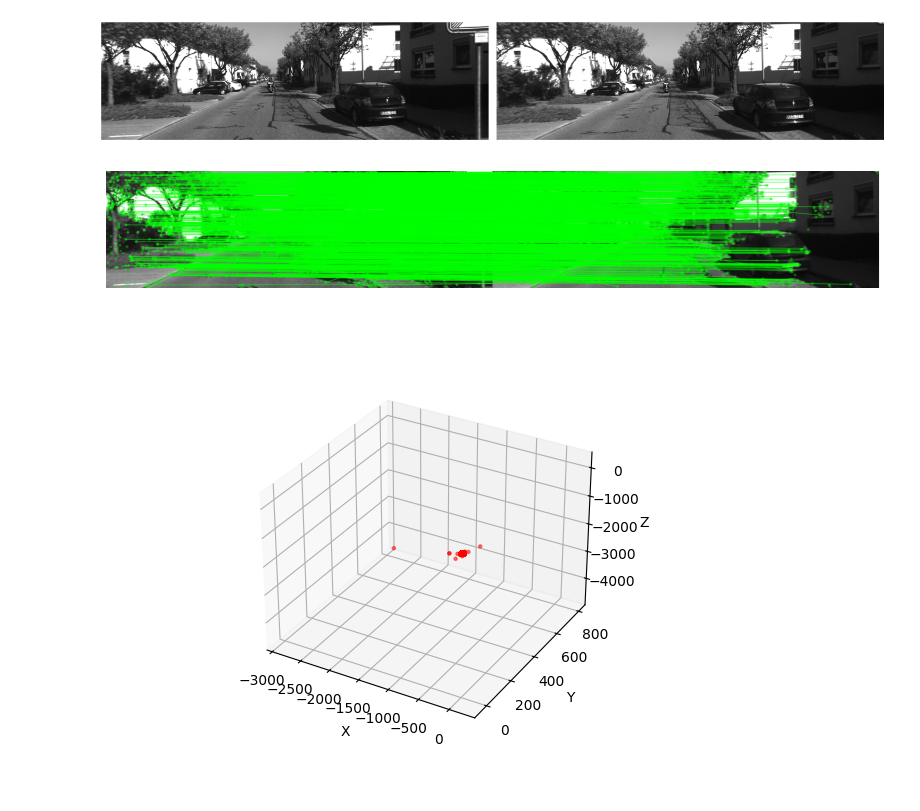
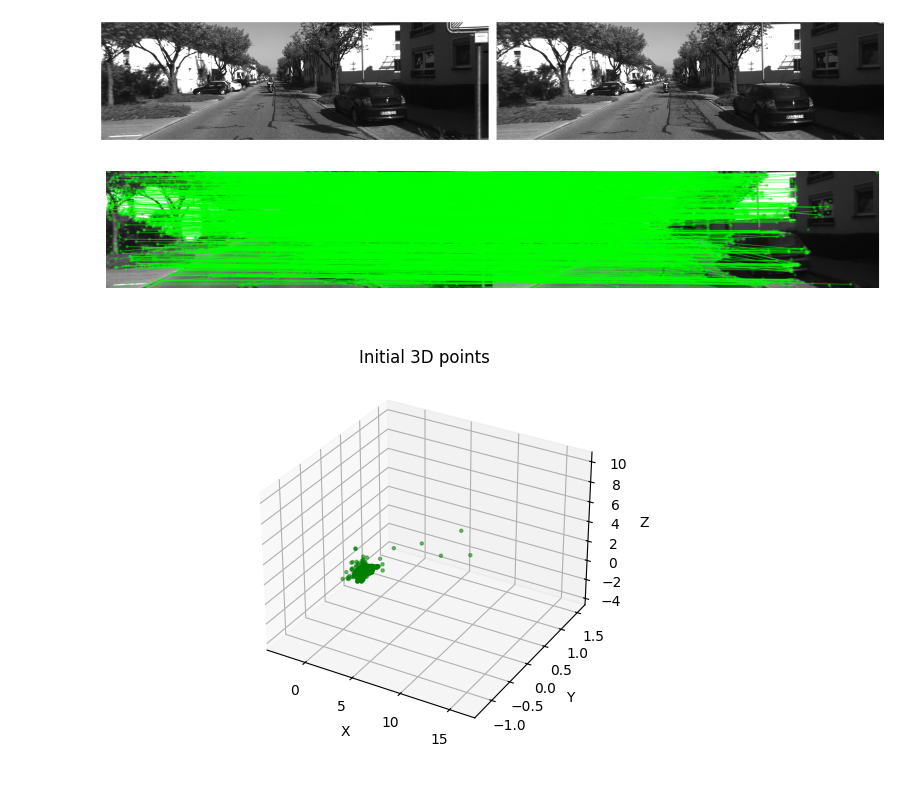
Before and after one commit to henriqueguanais/visao_robotica, a Jupyter notebook: atividades/atividade_07.ipynb, the cells around one changed output. Cells and saved outputs as stored; diff of their text form; code cells hidden in the pictures.

```diff
--- a/atividades/atividade_07.ipynb
+++ b/atividades/atividade_07.ipynb
@@ -36,6 +60,20 @@ plt.show()
 [figure]
 # %%
 def get_matches_pts(img1, img2):
+    """
+    Função que retorna os pontos correspondentes entre duas imagens, através do algorithm SIFT e K-D Tree
+
+    Parâmetros:
+    - img1: imagem 1
+    - img2: imagem 2
+
+    Retorna:
+    - src_pts: pontos correspondentes da imagem 1
+    - dst_pts: pontos correspondentes da imagem 2
+    - good_matches: matches válidos
+    - kp1: keypoints da imagem 1
+    - kp2: keypoints da imagem 2
+    """
     sift = cv2.SIFT_create()
     kp1, des1 = sift.detectAndCompute(img1, None)
     kp2, des2 = sift.detectAndCompute(img2, None)
@@ -49,7 +87,7 @@ def get_matches_pts(img1, img2):
     # filtra alguns valores de matches
     good_matches = []
     for m, n in matches:
-        if m.distance < 0.75 * n.distance:
+        if m.distance < 0.9 * n.distance:
             good_matches.append(m)
 
     # pega os pontos correspondentes
@@ -67,42 +105,60 @@ plt.imshow(cv2.cvtColor(img_matches, cv2.COLOR_BGR2RGB))
 plt.axis("off")
 plt.show()
 # %% [output]
-[figure, old version]
+[figure, new version]
 # %%
-E, mask = cv2.findEssentialMat(src_pts, dst_pts, K, method=cv2.RANSAC, prob=0.999, threshold=1.0)
+# calcula a matriz essencial
+E, _ = cv2.findEssentialMat(src_pts, dst_pts, K, method=cv2.RANSAC, prob=0.999, threshold=1.0)
 
-_, R, t, _ = cv2.recoverPose(E, src_pts, dst_pts, K, mask=mask)
+# faz a decomposicao da matriz essencial, recuperando a matriz de rotacao e translacao
+R, _, t = cv2.decomposeEssentialMat(E)
 
 def triangulate_points(src_pts, dst_pts, K, R, t):
-    # Build the projection matrices for the two cameras
+    """
+    Função que calcula a triangulação de pontos 3D a partir de pontos correspondentes em duas imagens.
+
+    Parâmetros:
+    - src_pts: pontos correspondentes da imagem 1
+    - dst_pts: pontos correspondentes da imagem 2
+    - K: matriz de parâmetros intrínsecos da câmera
+    - R: matriz de rotação
+    - t: vetor de translação
+
+    Retorna:
+    - points_3D: pontos 3D triangulados
+    """
+    # matrizes de projecao
     P1 = np.hstack((np.eye(3), np.zeros((3, 1))))
     P2 = np.hstack((R, t))
 
-    # Convert the projection matrices to the camera coordinate system
+    # converte as matrizes de projecao para as coordenadas da camera
     P1 = K @ P1
     P2 = K @ P2
 
-    # Triangulate the 3D points
+    # triangula os pontos 3D
     points_4D = cv2.triangulatePoints(P1, P2, src_pts, dst_pts)
-    points_3D = points_4D / points_4D[3]  # Convert from homogeneous to Cartesian coordinates
+
+    # converte os pontos de coordenadas homogeneas para cartesianas
+    points_3D = points_4D / points_4D[3]
     points_3D = points_3D[:3, :].T
 
     return points_3D
 
 points_3D = triangulate_points(src_pts, dst_pts, K, R, t)
 
+%matplotlib widget
 fig = plt.figure()
 ax = fig.add_subplot(111, projection='3d')
+# plota os pontos 3D
+plt.title('Initial 3D points')
+ax.scatter(points_3D[:, 0], points_3D[:, 1], points_3D[:, 2], marker='o', s=5, c='g', alpha=0.5)
 
-# Plot the 3D points
-ax.scatter(points_3D[:, 0], points_3D[:, 1], points_3D[:, 2], marker='o', s=5, c='r', alpha=0.5)
-%matplotlib widget
-# Configure the plot
 ax.set_xlabel('X')
 ax.set_ylabel('Y')
 ax.set_zlabel('Z')
+
 plt.show()
 # %% [output]
-[figure, old version]
+[figure, new version]
 # %%
 
```
Also changed, not shown: parts of 8 cells of this notebook.
